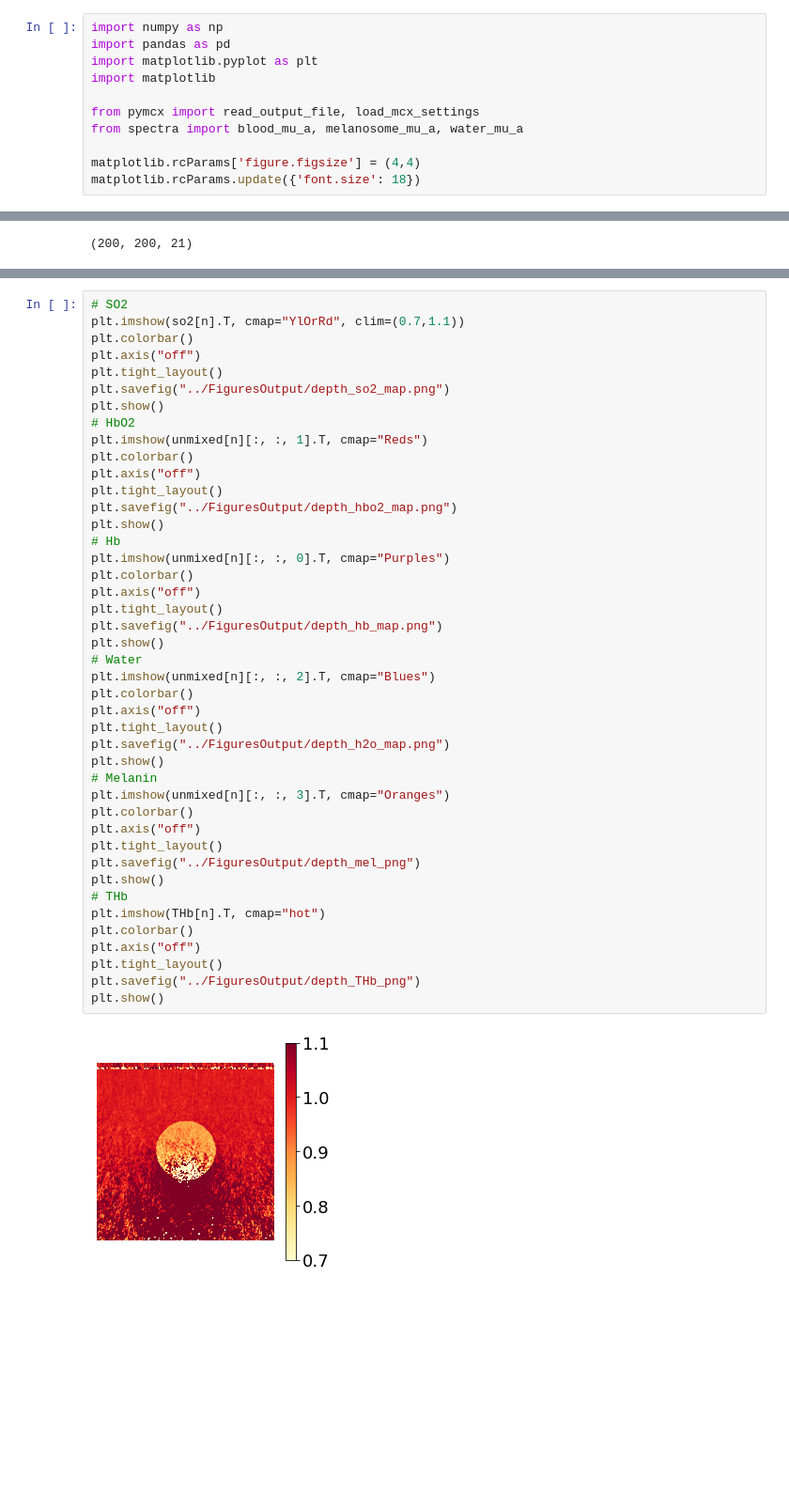
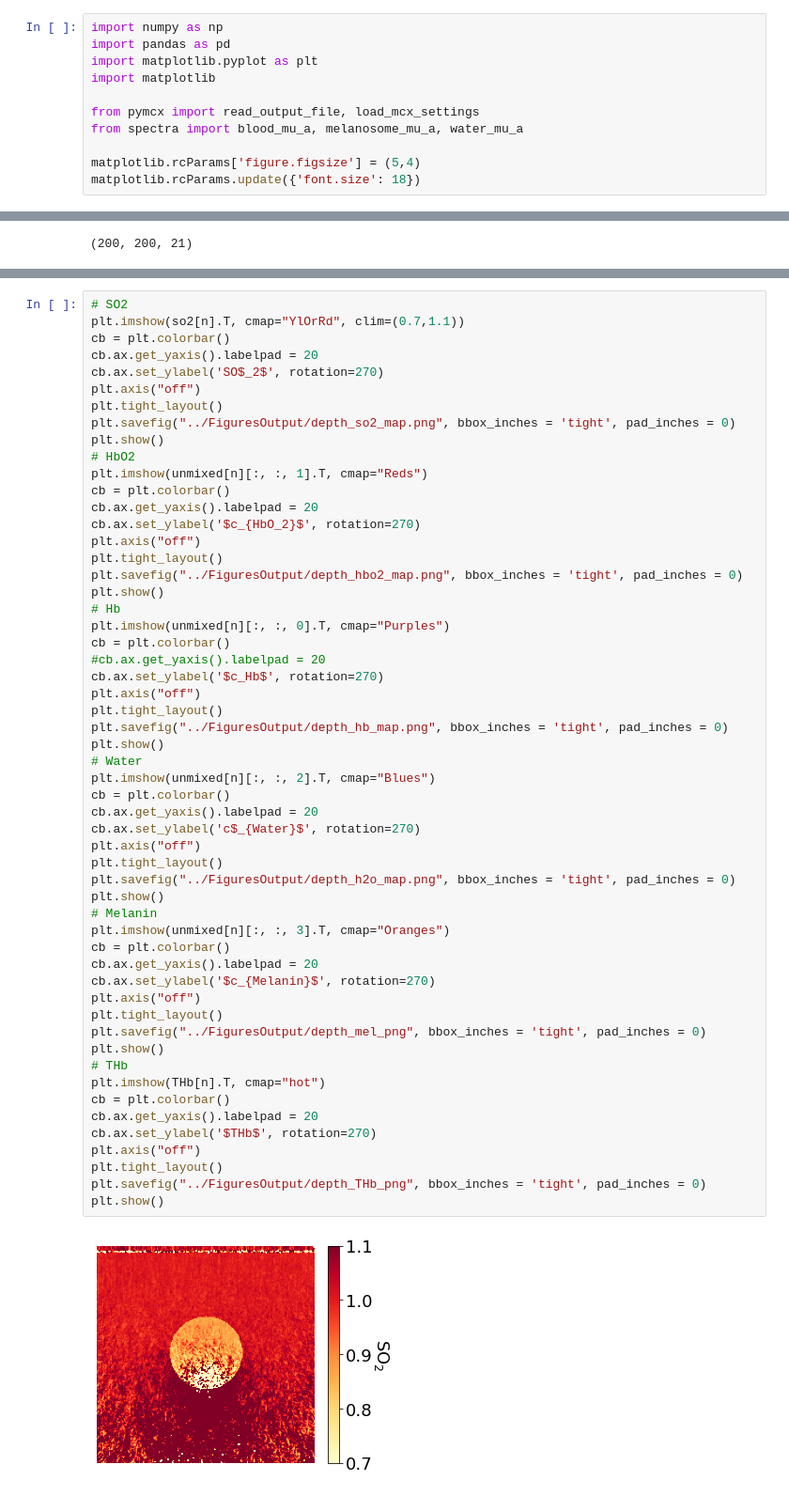
Before and after one commit to tomelse/SkinPhantomSimulations, a Jupyter notebook: Exp3/Vessel Depth Analysis.ipynb, the cells around one changed output, grey strips where cells are left out. Shown at 94% size. Saved outputs shown, nothing was run; the diff lists cells and outputs as text; blank space fills up the shorter version.

```diff
--- a/Exp3/Vessel Depth Analysis.ipynb
+++ b/Exp3/Vessel Depth Analysis.ipynb
@@ -9,7 +9,7 @@ import matplotlib
 from pymcx import read_output_file, load_mcx_settings
 from spectra import blood_mu_a, melanosome_mu_a, water_mu_a
 
-matplotlib.rcParams['figure.figsize'] = (4,4)
+matplotlib.rcParams['figure.figsize'] = (5,4)
 matplotlib.rcParams.update({'font.size': 18})
 # %% [markdown]
 Load the list of parameters run and the files containing the output and settings files. The constant variables are removed for the summary tables.
@@ -184,45 +190,57 @@ plt.show()
 # %%
 # SO2
 plt.imshow(so2[n].T, cmap="YlOrRd", clim=(0.7,1.1))
-plt.colorbar()
+cb = plt.colorbar()
+cb.ax.get_yaxis().labelpad = 20
+cb.ax.set_ylabel('SO$_2$', rotation=270)
 plt.axis("off")
 plt.tight_layout()
-plt.savefig("../FiguresOutput/depth_so2_map.png")
+plt.savefig("../FiguresOutput/depth_so2_map.png", bbox_inches = 'tight', pad_inches = 0)
 plt.show()
 # HbO2
 plt.imshow(unmixed[n][:, :, 1].T, cmap="Reds")
-plt.colorbar()
+cb = plt.colorbar()
+cb.ax.get_yaxis().labelpad = 20
+cb.ax.set_ylabel('$c_{HbO_2}$', rotation=270)
 plt.axis("off")
 plt.tight_layout()
-plt.savefig("../FiguresOutput/depth_hbo2_map.png")
+plt.savefig("../FiguresOutput/depth_hbo2_map.png", bbox_inches = 'tight', pad_inches = 0)
 plt.show()
 # Hb
 plt.imshow(unmixed[n][:, :, 0].T, cmap="Purples")
-plt.colorbar()
+cb = plt.colorbar()
+#cb.ax.get_yaxis().labelpad = 20
+cb.ax.set_ylabel('$c_Hb$', rotation=270)
 plt.axis("off")
 plt.tight_layout()
-plt.savefig("../FiguresOutput/depth_hb_map.png")
+plt.savefig("../FiguresOutput/depth_hb_map.png", bbox_inches = 'tight', pad_inches = 0)
 plt.show()
 # Water
 plt.imshow(unmixed[n][:, :, 2].T, cmap="Blues")
-plt.colorbar()
+cb = plt.colorbar()
+cb.ax.get_yaxis().labelpad = 20
+cb.ax.set_ylabel('c$_{Water}$', rotation=270)
 plt.axis("off")
 plt.tight_layout()
-plt.savefig("../FiguresOutput/depth_h2o_map.png")
+plt.savefig("../FiguresOutput/depth_h2o_map.png", bbox_inches = 'tight', pad_inches = 0)
 plt.show()
 # Melanin
 plt.imshow(unmixed[n][:, :, 3].T, cmap="Oranges")
-plt.colorbar()
+cb = plt.colorbar()
+cb.ax.get_yaxis().labelpad = 20
+cb.ax.set_ylabel('$c_{Melanin}$', rotation=270)
 plt.axis("off")
 plt.tight_layout()
-plt.savefig("../FiguresOutput/depth_mel_png")
+plt.savefig("../FiguresOutput/depth_mel_png", bbox_inches = 'tight', pad_inches = 0)
 plt.show()
 # THb
 plt.imshow(THb[n].T, cmap="hot")
-plt.colorbar()
+cb = plt.colorbar()
+cb.ax.get_yaxis().labelpad = 20
+cb.ax.set_ylabel('$THb$', rotation=270)
 plt.axis("off")
 plt.tight_layout()
-plt.savefig("../FiguresOutput/depth_THb_png")
+plt.savefig("../FiguresOutput/depth_THb_png", bbox_inches = 'tight', pad_inches = 0)
 plt.show()
 # %% [output]
-[figure, old version]
+[figure, new version]
```
Also changed, not shown: parts of 7 cells of this notebook, 33 other files.
